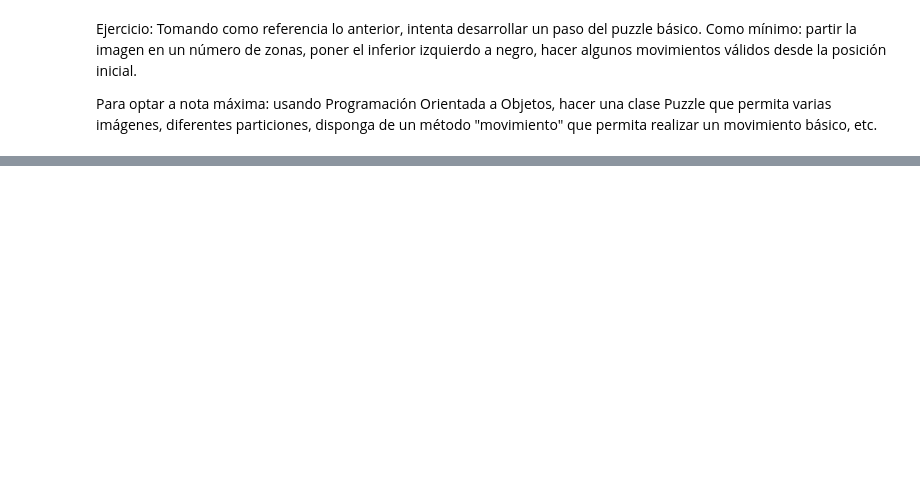
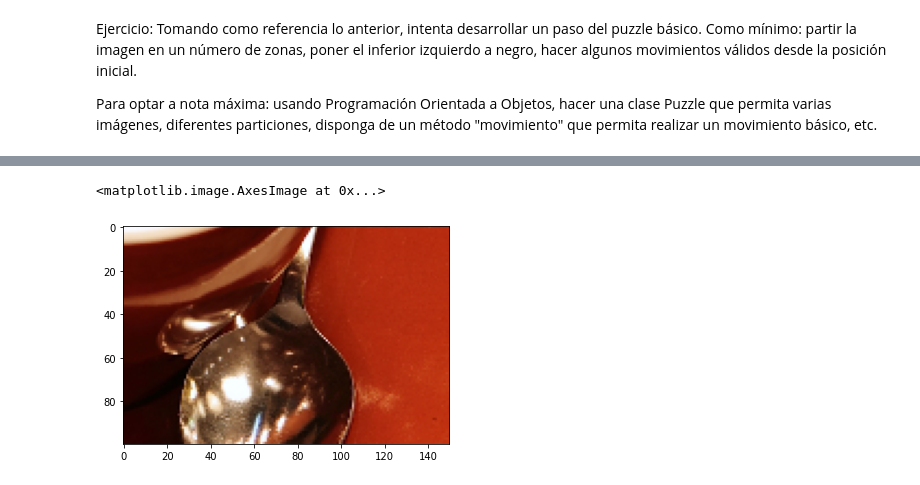
Before and after one commit to macapagithub/python_exercise, a Jupyter notebook: puzzleBasico.ipynb, the cells around one changed output, grey strips where cells are left out. Saved outputs shown, nothing was run; the diff lists cells and outputs as text; code cells hidden in the pictures; blank space fills up the shorter version.

```diff
--- a/puzzleBasico.ipynb
+++ b/puzzleBasico.ipynb
@@ -38,0 +137,7 @@ plt.imshow(cafe_reconstruction)
+# %%
+imagesplit = np.split(imagen,4)
+img = [np.split(img, 4, axis = 1) for img in imagesplit]
+plt.imshow(img[2][2])
+# %% [output]
+<matplotlib.image.AxesImage at 0x...>
+[figure, added]
```
Also changed, not shown: parts of 16 cells of this notebook, 1 other file.
